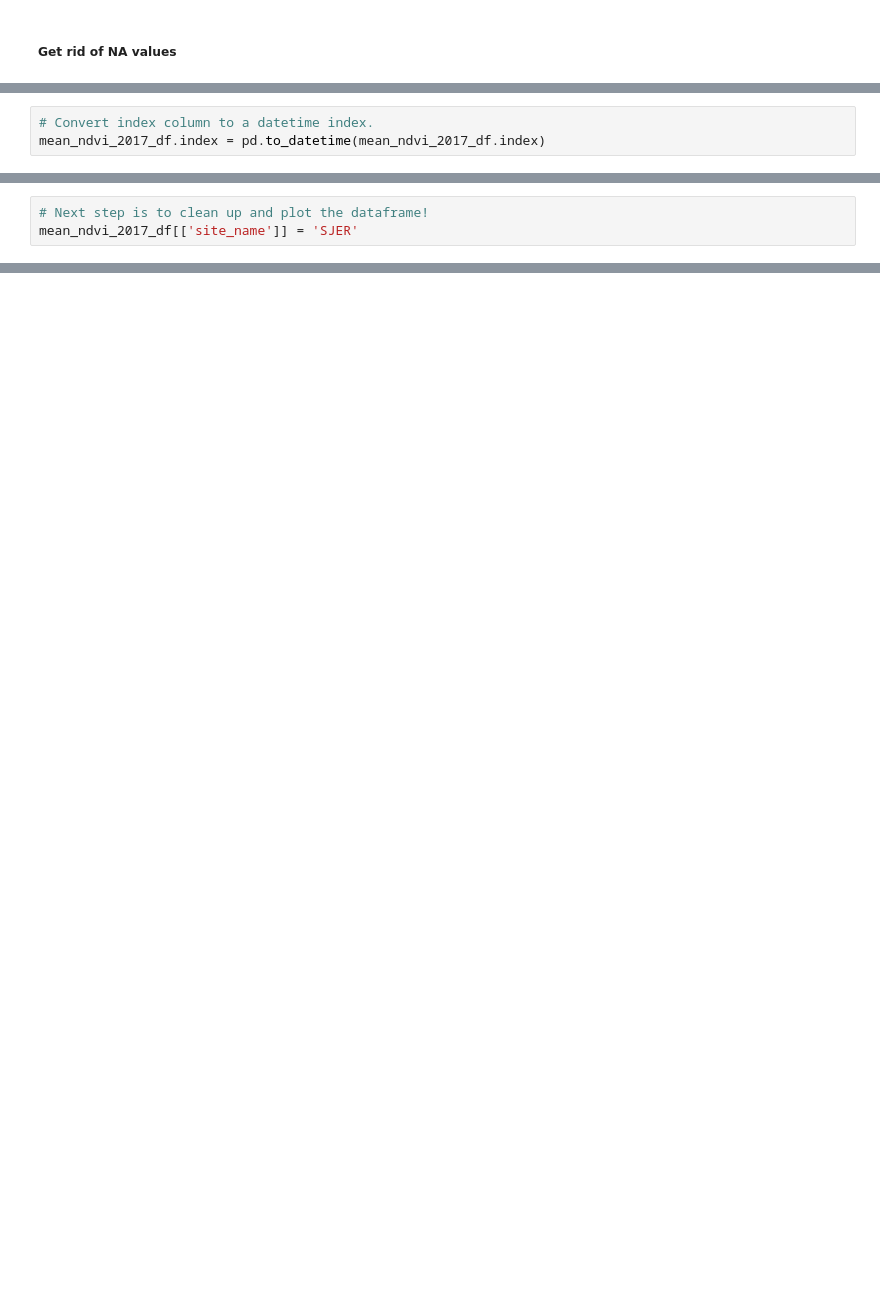
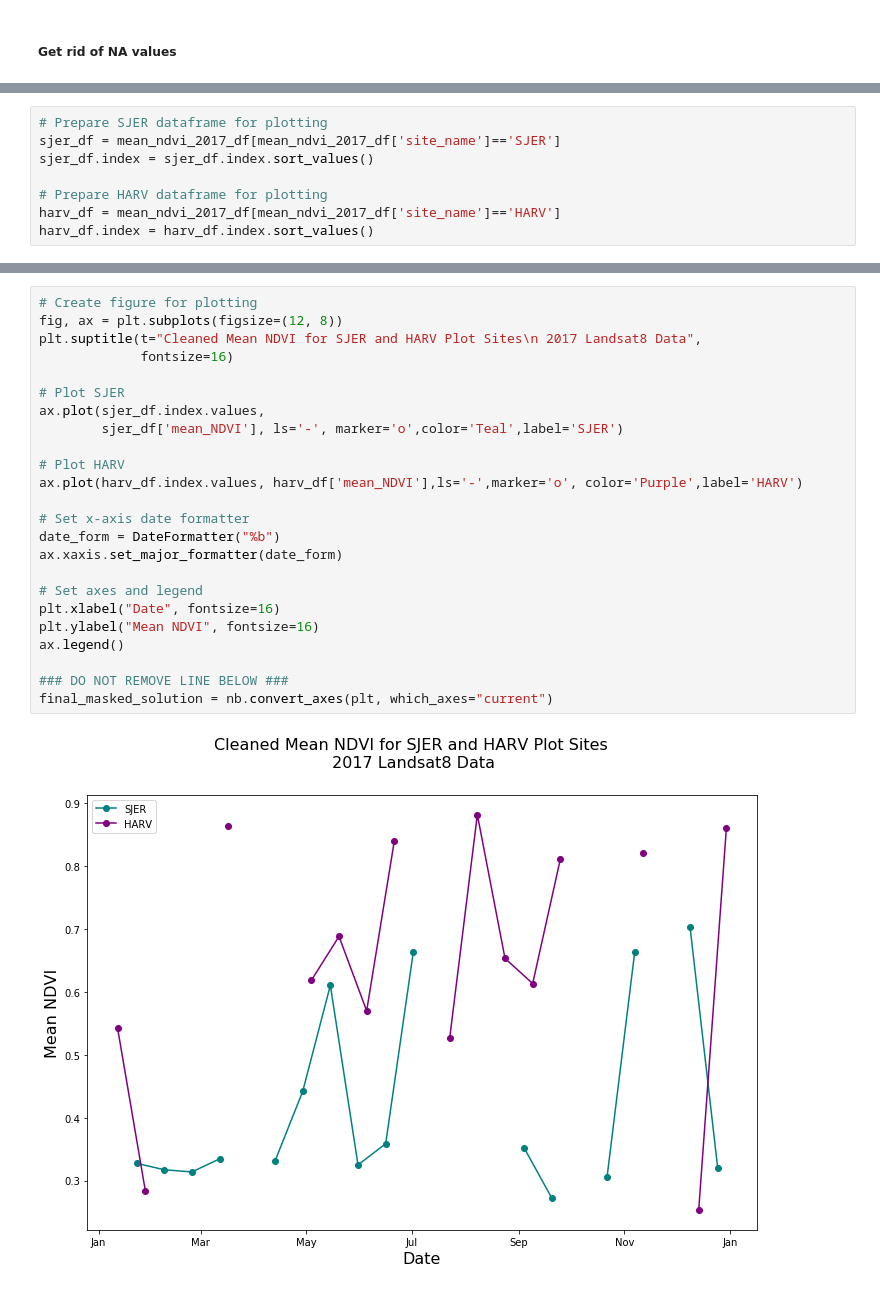
Before and after one commit to earthlab-education/ea-python-2020-07-08-automation-richardudell, a Jupyter notebook: ea-python-2020-07-08-automation.ipynb, the cells around one changed output, grey strips where cells are left out. Saved outputs shown, nothing was run; the diff lists cells and outputs as text; blank space fills up the shorter version.

```diff
--- a/ea-python-2020-07-08-automation.ipynb
+++ b/ea-python-2020-07-08-automation.ipynb
@@ -337,3 +320,0 @@ dtype: object
-# %%
-# Convert index column to a datetime index.
-mean_ndvi_2017_df.index = pd.to_datetime(mean_ndvi_2017_df.index)
@@ -343,3 +320,0 @@ mean_ndvi_2017_df
-# %%
-# Next step is to clean up and plot the dataframe!
-mean_ndvi_2017_df[['site_name']] = 'SJER'
@@ -410,0 +323,8 @@ final_masked_solution = nb.convert_axes(plt, which_axes="current")
+# %%
+# Prepare SJER dataframe for plotting
+sjer_df = mean_ndvi_2017_df[mean_ndvi_2017_df['site_name']=='SJER']
+sjer_df.index = sjer_df.index.sort_values()
+
+# Prepare HARV dataframe for plotting
+harv_df = mean_ndvi_2017_df[mean_ndvi_2017_df['site_name']=='HARV']
+harv_df.index = harv_df.index.sort_values()
@@ -410,0 +333,26 @@ final_masked_solution = nb.convert_axes(plt, which_axes="current")
+# %%
+# Create figure for plotting
+fig, ax = plt.subplots(figsize=(12, 8))
+plt.suptitle(t="Cleaned Mean NDVI for SJER and HARV Plot Sites\n 2017 Landsat8 Data",
+             fontsize=16)
+
+# Plot SJER
+ax.plot(sjer_df.index.values,
+        sjer_df['mean_NDVI'], ls='-', marker='o',color='Teal',label='SJER')
+
+# Plot HARV
+ax.plot(harv_df.index.values, harv_df['mean_NDVI'],ls='-',marker='o', color='Purple',label='HARV')
+
+# Set x-axis date formatter
+date_form = DateFormatter("%b")
+ax.xaxis.set_major_formatter(date_form)
+
+# Set axes and legend
+plt.xlabel("Date", fontsize=16)
+plt.ylabel("Mean NDVI", fontsize=16)
+ax.legend()
+
+### DO NOT REMOVE LINE BELOW ###
+final_masked_solution = nb.convert_axes(plt, which_axes="current")
+# %% [output]
+[figure, added]
```
Also changed, not shown: parts of 20 cells of this notebook, 1 other file.
